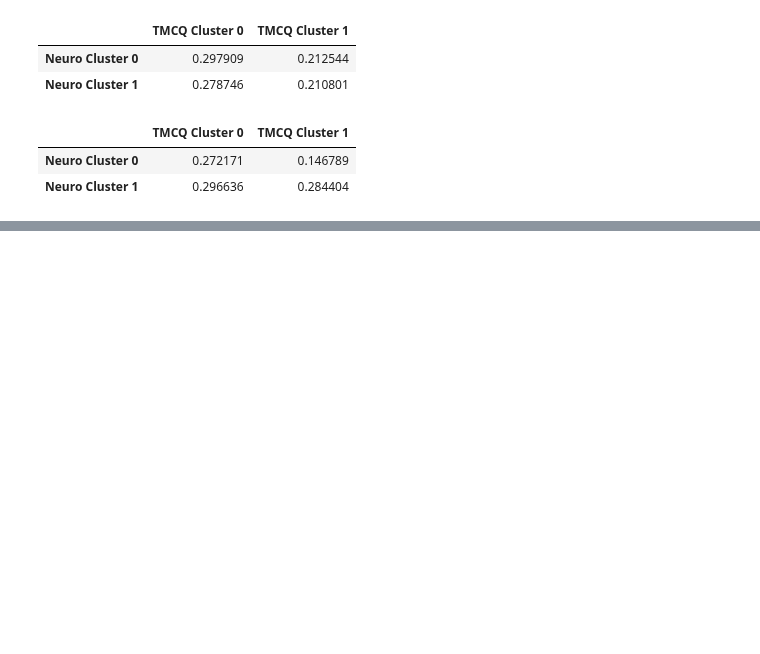
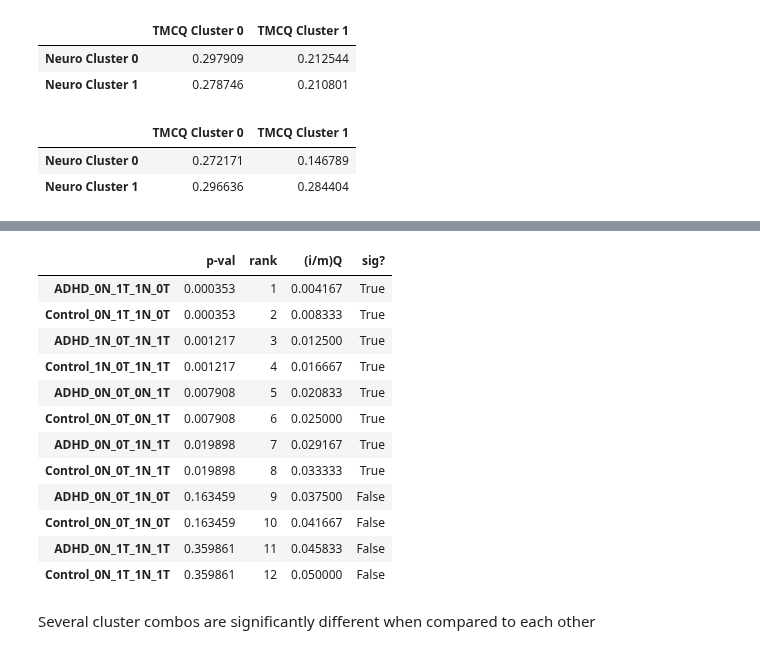
Before and after one commit to cjsmith015/Machine_Learning_and_ADHD, a Jupyter notebook: Unsupervised Learning.ipynb, the cells around one changed output, grey strips where cells are left out. Cells and saved outputs as stored; diff of their text form; code cells hidden in the pictures; blank space fills up the shorter version.

```diff
--- a/Unsupervised Learning.ipynb
+++ b/Unsupervised Learning.ipynb
@@ -259,0 +275,2 @@ Out of 186 Mann-Whitney U tests on the TMCQ/neuro cluster analysis, 160 were sta
+# %%
+adhd_dummies, control_dummies = make_dummy_matrix(cluster_data)
@@ -259,0 +286,20 @@ Out of 186 Mann-Whitney U tests on the TMCQ/neuro cluster analysis, 160 were sta
+# %%
+cluster_combo_df = run_mannwhitney_clusters(adhd_dummies, control_dummies)
+# %%
+cluster_combo_df
+# %% [output]
+|  | p-val | rank | (i/m)Q | sig? |
+| ADHD_0N_1T_1N_0T | 0.000353 | 1 | 0.004167 | True |
+| Control_0N_1T_1N_0T | 0.000353 | 2 | 0.008333 | True |
+| ADHD_1N_0T_1N_1T | 0.001217 | 3 | 0.012500 | True |
+| Control_1N_0T_1N_1T | 0.001217 | 4 | 0.016667 | True |
+| ADHD_0N_0T_0N_1T | 0.007908 | 5 | 0.020833 | True |
+| Control_0N_0T_0N_1T | 0.007908 | 6 | 0.025000 | True |
+| ADHD_0N_0T_1N_1T | 0.019898 | 7 | 0.029167 | True |
+| Control_0N_0T_1N_1T | 0.019898 | 8 | 0.033333 | True |
+| ADHD_0N_0T_1N_0T | 0.163459 | 9 | 0.037500 | False |
+| Control_0N_0T_1N_0T | 0.163459 | 10 | 0.041667 | False |
+| ADHD_0N_1T_1N_1T | 0.359861 | 11 | 0.045833 | False |
+| Control_0N_1T_1N_1T | 0.359861 | 12 | 0.050000 | False |
+# %% [markdown]
+Several cluster combos are significantly different when compared to each other
```
Also changed, not shown: parts of 33 cells of this notebook, 2 other files.
